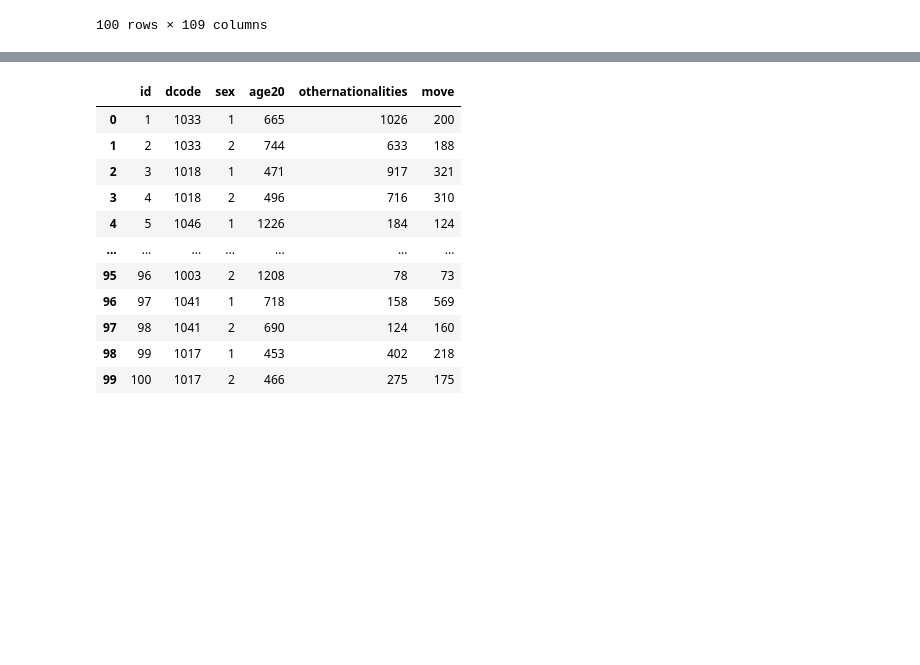
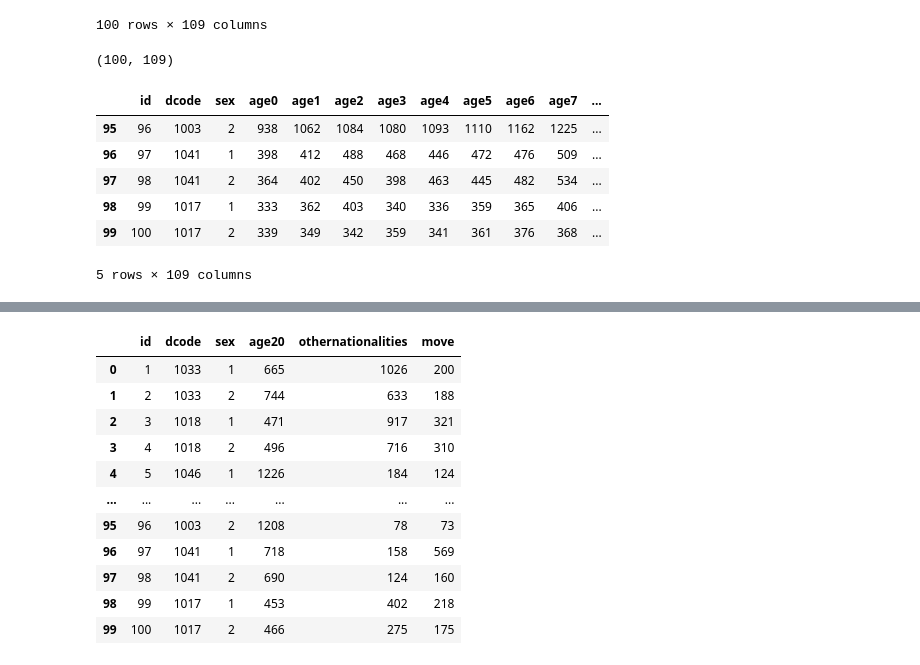
Before and after one commit to kittikhun62/DWDM21, a Jupyter notebook: project.ipynb, the cells around one changed output, grey strips where cells are left out. Drawn from its saved outputs; the diff is of its cells as text; code cells hidden in the pictures; blank space fills up the shorter version.

```diff
--- a/project.ipynb
+++ b/project.ipynb
@@ -190,3 +214,15 @@ data2
 | 98 | 99 | 1017 | 1 | 333 | 362 | 403 | 340 | 336 | 359 | 365 | 406 | ... |
 | 99 | 100 | 1017 | 2 | 339 | 349 | 342 | 359 | 341 | 361 | 376 | 368 | ... |
 100 rows × 109 columns
+# %%
+print(data2.shape)
+data2.tail()
+# %% [output]
+(100, 109)
+|  | id | dcode | sex | age0 | age1 | age2 | age3 | age4 | age5 | age6 | age7 | ... |
+| 95 | 96 | 1003 | 2 | 938 | 1062 | 1084 | 1080 | 1093 | 1110 | 1162 | 1225 | ... |
+| 96 | 97 | 1041 | 1 | 398 | 412 | 488 | 468 | 446 | 472 | 476 | 509 | ... |
+| 97 | 98 | 1041 | 2 | 364 | 402 | 450 | 398 | 463 | 445 | 482 | 534 | ... |
+| 98 | 99 | 1017 | 1 | 333 | 362 | 403 | 340 | 336 | 359 | 365 | 406 | ... |
+| 99 | 100 | 1017 | 2 | 339 | 349 | 342 | 359 | 341 | 361 | 376 | 368 | ... |
+5 rows × 109 columns
```
Also changed, not shown: parts of 3 cells of this notebook.
